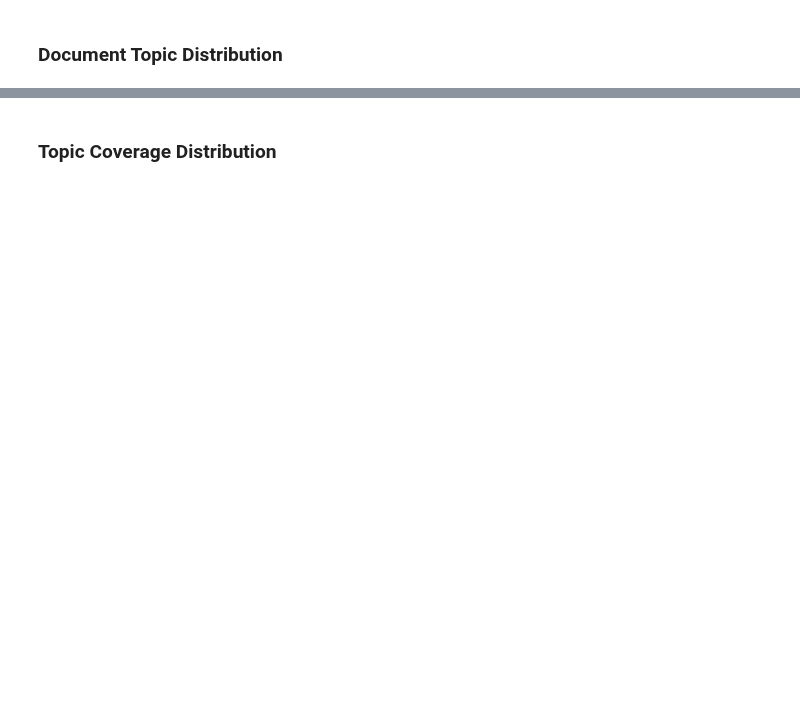
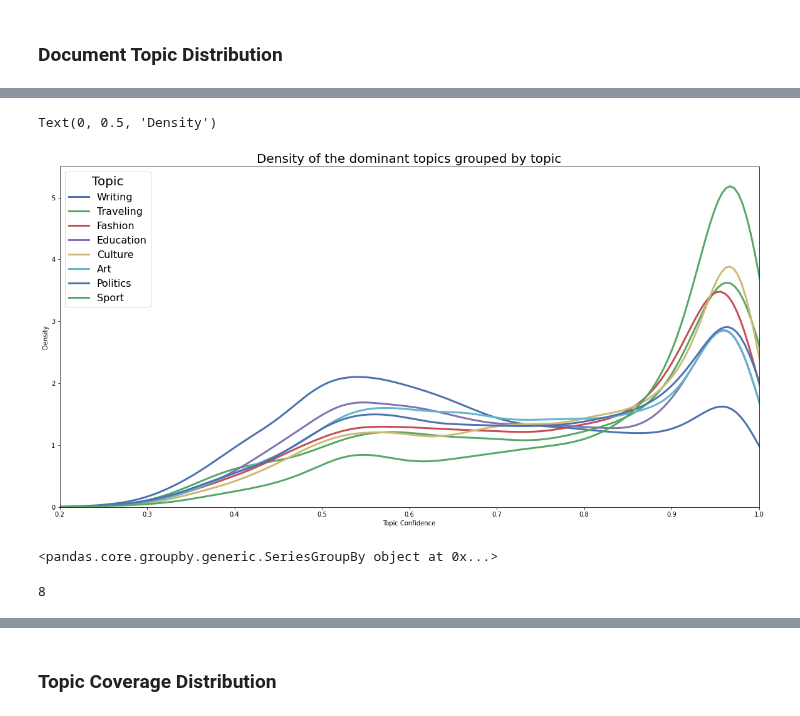
Before and after one commit to seriousdeejay/citynet, a Jupyter notebook: src/analyses/Diederik/Clean Code/2. Topic Modeling.ipynb, the cells around one changed output, grey strips where cells are left out. Drawn from its saved outputs; the diff is of its cells as text; code cells hidden in the pictures; blank space fills up the shorter version.

```diff
--- a/src/analyses/Diederik/Clean Code/2. Topic Modeling.ipynb
+++ b/src/analyses/Diederik/Clean Code/2. Topic Modeling.ipynb
@@ -206,7 +218,15 @@ for i in range(N_TOPICS):
 # %%
 import pandas as pd
 
-transformed_docs = lda_model.load_document_topics()
+transformed_docs = model['model'].load_document_topics()
 topic_distributions = pd.DataFrame([[x[1] for x in doc] for doc in transformed_docs],
              columns=['topic_{}'.format(i+1) for i in range(N_TOPICS)])
-topic_distributions
+
+topic_distributions_renamed_cols=topic_distributions.rename(columns = {  'topic_1': 'Culture',
+                                        'topic_2': 'Education',
+                                        'topic_3': 'Traveling',
+                                        'topic_4': 'Fashion',
+                                        'topic_5': 'Writing',
+                                        'topic_6': 'Politics',
+                                        'topic_7': 'Sport',
+                                        'topic_8': 'Art'}, inplace = False)
@@ -212,0 +279,4 @@ topic_distributions
+# %%
+updated_results = pd.concat([result, topic_distributions_renamed_cols],
+                  axis = 1)
+updated_results
@@ -212,0 +299,3 @@ topic_distributions
+# %%
+updated_results_final =pd.concat([updated_results, updated_results[topic_distributions_renamed_cols.columns].agg(['idxmax','max'],axis=1)], axis=1)
+updated_results_final
@@ -212,0 +356,35 @@ topic_distributions
+# %%
+# !pip install seaborn
+import seaborn as sns
+
+plt.figure(figsize=(20,10))
+a = updated_results_final.groupby('idxmax')
+
+# Iterate through the five airlines
+for topic in updated_results_final['idxmax'].unique():
+    b = a['max'].get_group(topic)
+
+    sns.distplot(b, hist = False, kde = True,
+                 kde_kws = {'linewidth': 3},
+                 label = topic)
+
+# Plot formatting
+
+plt.legend(prop={'size': 16}, title = 'Topic', title_fontsize=20)
+plt.title('Density of the dominant topics grouped by topic', fontsize=20)
+plt.xlabel('Topic Confidence')
+plt.ylim(0, 5.5)
+plt.xlim(0.2, 1)
+plt.ylabel('Density')
+# %% [output]
+Text(0, 0.5, 'Density')
+[figure, added]
+# %%
+a = updated_results_final.groupby('idxmax')
+a['max'] #a.get_group(topic)
+# %% [output]
+<pandas.core.groupby.generic.SeriesGroupBy object at 0x...>
+# %%
+len(updated_results_final['idxmax'].unique())
+# %% [output]
+8
```
Also changed, not shown: parts of 43 cells of this notebook, 7 other files.
